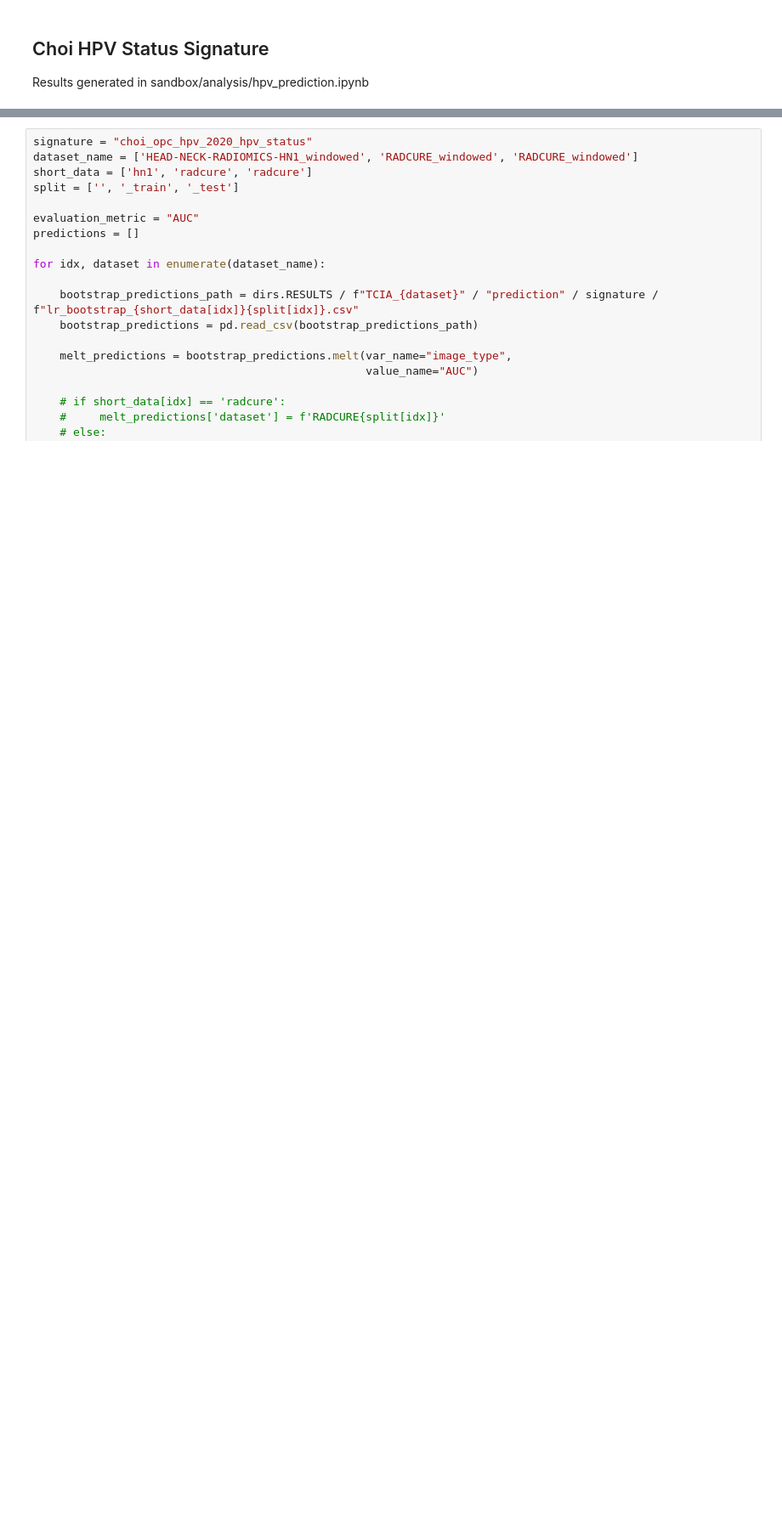
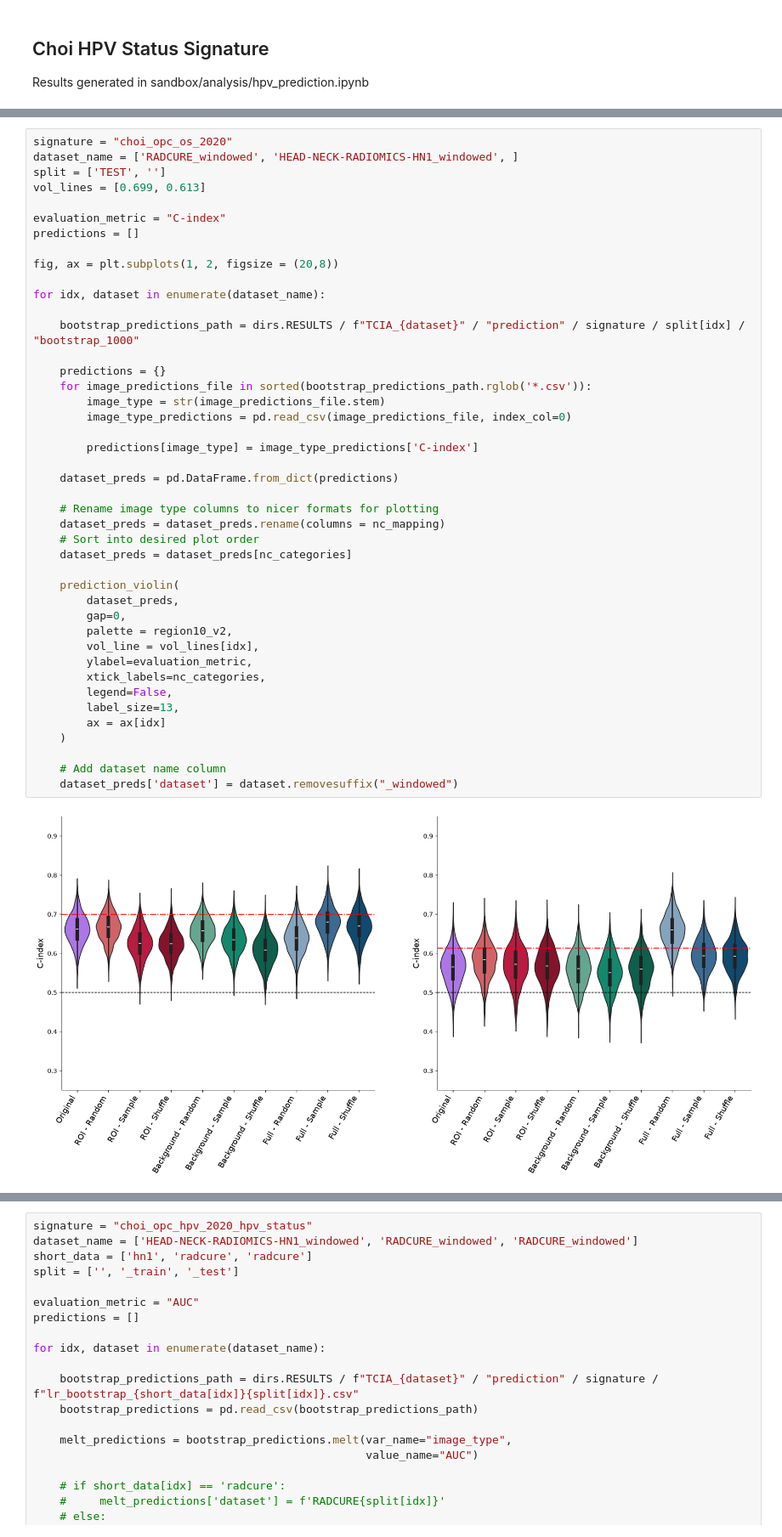
Before and after one commit to bhklab/readii_2_roqc, a Jupyter notebook: sandbox/visualization/prediction_plots.ipynb, the cells around one changed output, grey strips where cells are left out. Shown at 85% size. Drawn from its saved outputs; the diff is of its cells as text; blank space fills up the shorter version.

```diff
--- a/sandbox/visualization/prediction_plots.ipynb
+++ b/sandbox/visualization/prediction_plots.ipynb
@@ -182,0 +227,45 @@ Results generated in sandbox/analysis/hpv_prediction.ipynb
+# %%
+signature = "choi_opc_os_2020"
+dataset_name = ['RADCURE_windowed', 'HEAD-NECK-RADIOMICS-HN1_windowed', ]
+split = ['TEST', '']
+vol_lines = [0.699, 0.613]
+
+evaluation_metric = "C-index"
+predictions = []
+
+fig, ax = plt.subplots(1, 2, figsize = (20,8))
+
+for idx, dataset in enumerate(dataset_name):
+
+    bootstrap_predictions_path = dirs.RESULTS / f"TCIA_{dataset}" / "prediction" / signature / split[idx] / "bootstrap_1000"
+
+    predictions = {}
+    for image_predictions_file in sorted(bootstrap_predictions_path.rglob('*.csv')):
+        image_type = str(image_predictions_file.stem)
+        image_type_predictions = pd.read_csv(image_predictions_file, index_col=0)
+
+        predictions[image_type] = image_type_predictions['C-index']
+
+    dataset_preds = pd.DataFrame.from_dict(predictions)
+
+    # Rename image type columns to nicer formats for plotting
+    dataset_preds = dataset_preds.rename(columns = nc_mapping)
+    # Sort into desired plot order
+    dataset_preds = dataset_preds[nc_categories]
+
+    prediction_violin(
+        dataset_preds,
+        gap=0,
+        palette = region10_v2,
+        vol_line = vol_lines[idx],
+        ylabel=evaluation_metric,
+        xtick_labels=nc_categories,
+        legend=False,
+        label_size=13,
+        ax = ax[idx]
+    )
+
+    # Add dataset name column
+    dataset_preds['dataset'] = dataset.removesuffix("_windowed")
+# %% [output]
+[figure, added]
```
Also changed, not shown: parts of 20 cells of this notebook.
